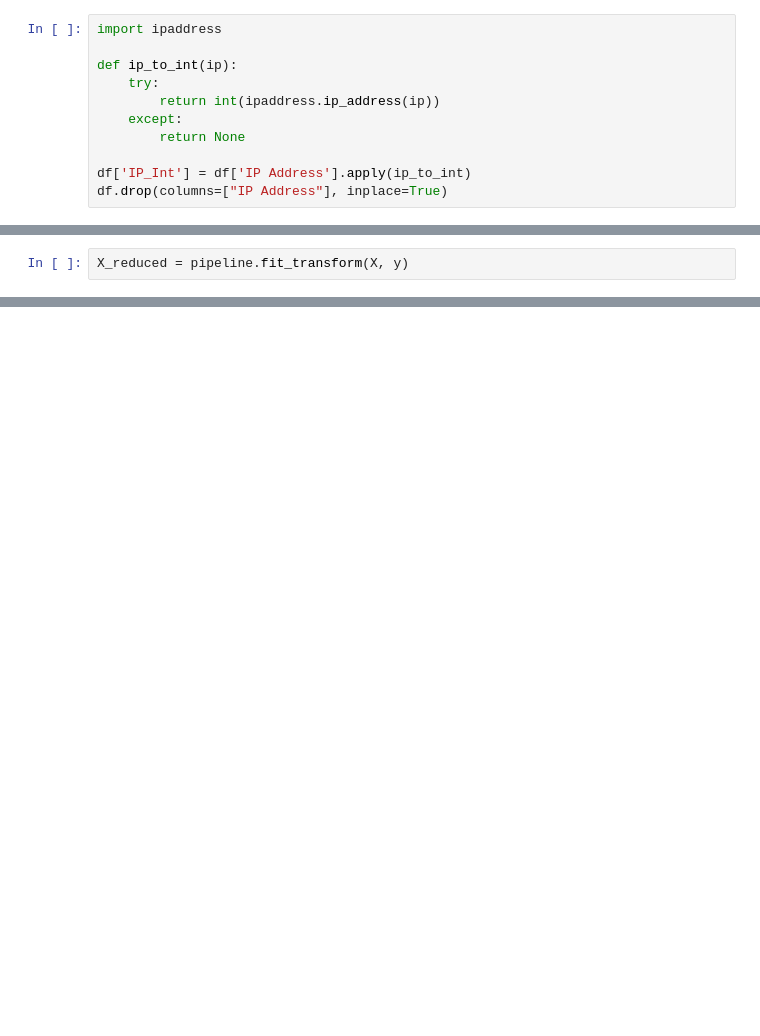
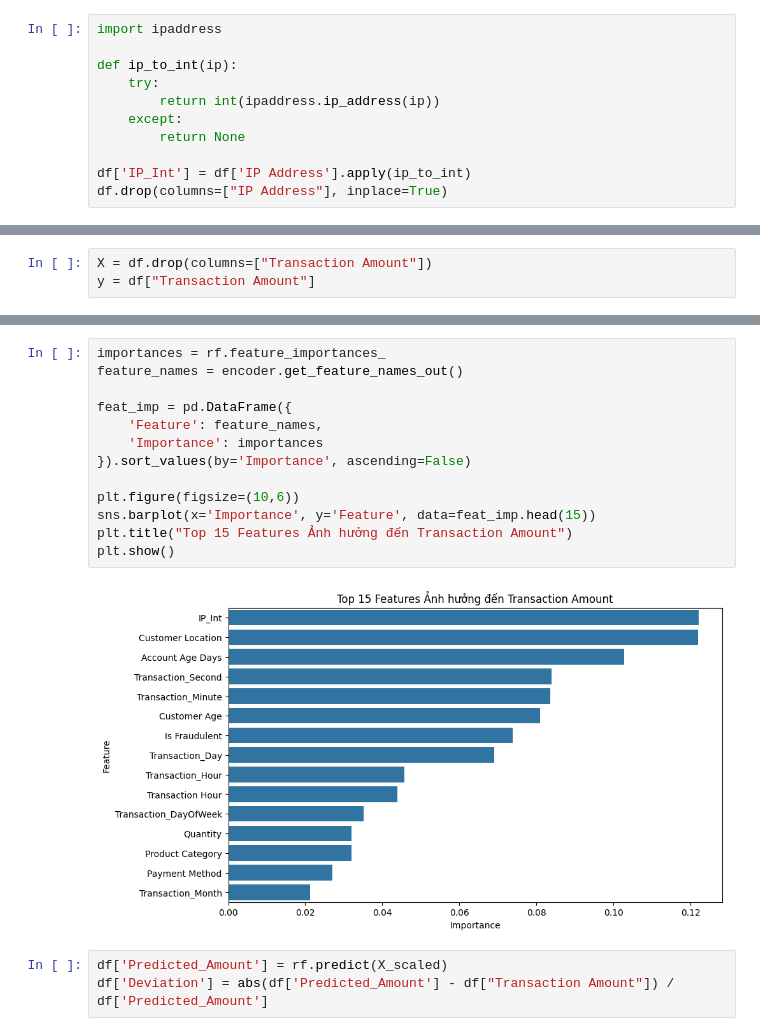
Before and after one commit to pentakll4002/IS403_Q13, a Jupyter notebook: regression.ipynb, the cells around one changed output, grey strips where cells are left out. Drawn from its saved outputs; the diff is of its cells as text; blank space fills up the shorter version.

```diff
--- a/regression.ipynb
+++ b/regression.ipynb
@@ -190,2 +175,3 @@ pipeline = Pipeline(steps=[
 # %%
-X_reduced = pipeline.fit_transform(X, y)
+X = df.drop(columns=["Transaction Amount"])
+y = df["Transaction Amount"]
@@ -191,0 +265,18 @@ X_reduced = pipeline.fit_transform(X, y)
+# %%
+importances = rf.feature_importances_
+feature_names = encoder.get_feature_names_out()
+
+feat_imp = pd.DataFrame({
+    'Feature': feature_names,
+    'Importance': importances
+}).sort_values(by='Importance', ascending=False)
+
+plt.figure(figsize=(10,6))
+sns.barplot(x='Importance', y='Feature', data=feat_imp.head(15))
+plt.title("Top 15 Features Ảnh hưởng đến Transaction Amount")
+plt.show()
+# %% [output]
+[figure, added]
+# %%
+df['Predicted_Amount'] = rf.predict(X_scaled)
+df['Deviation'] = abs(df['Predicted_Amount'] - df["Transaction Amount"]) / df['Predicted_Amount']
```
Also changed, not shown: parts of 10 cells of this notebook.
